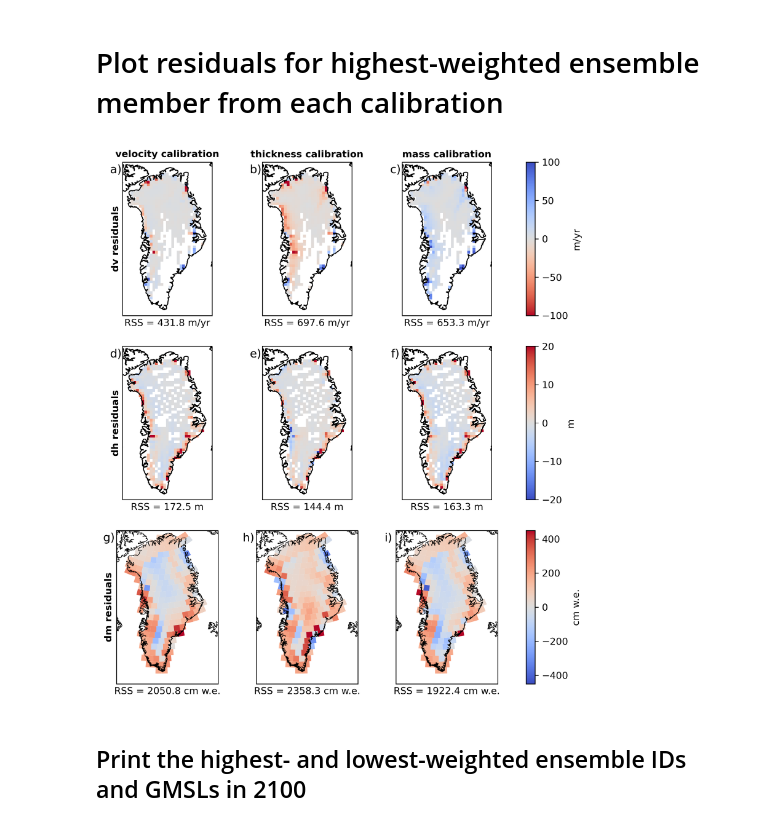
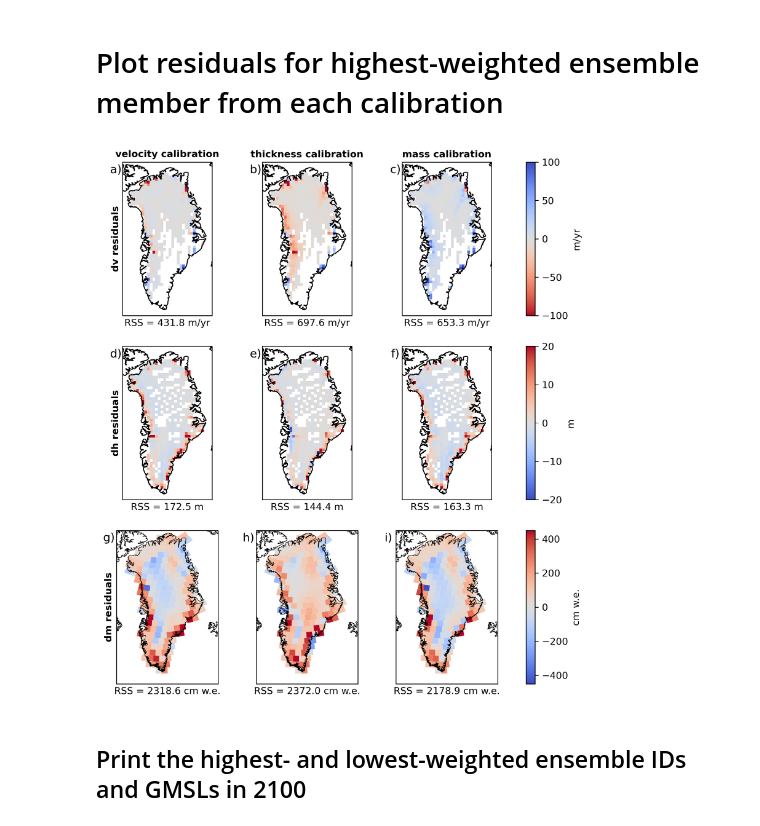
Before and after one commit to dfelikson/greenland-and-antarctica-projection-calibration, a Jupyter notebook: GrIS_committedSLR_calibration/compare_calibrations.ipynb, the cells around one changed output. Drawn from its saved outputs; the diff is of its cells as text; code cells hidden in the pictures.

Commit message:
Updated code to use the high-resolution mascon trends for Greenland, instead of the global monthly product

```diff
--- a/GrIS_committedSLR_calibration/compare_calibrations.ipynb
+++ b/GrIS_committedSLR_calibration/compare_calibrations.ipynb
@@ -372,9 +369,6 @@ plt.savefig('plots/lhs_variables_pdfs.pdf', bbox_inches='tight')
 # %% [markdown]
 # Plot residuals for highest-weighted ensemble member from each calibration
 # %%
-import importlib
-importlib.reload(utils)
-
 dhdynAnom_file_template = 'dh-gapc/GrIS_committed_SLR/zarr/dhdynAnom/gris.proj.2007-2015.????.dhdynAnom6079.nc.zarr'
 dv_file_template = 'dh-gapc/GrIS_committed_SLR/zarr/velocity/gris.proj.2007-2015.????.dv.nc.zarr'
 
@@ -480,22 +474,18 @@ axs[4].set_ylabel('dh residuals')
 
 
 ## -- Mass residuals --------------------------------------------- ##
-# Compute mascon means
+# Load high-res trend mascons for GrIS
 gsfc = utils.load_gscf_mascons()
-
-start_date = '2007-01-01' # 'YYYY-MM-DD'
-end_date = '2016-01-01' # 'YYYY-MM-DD'
-gsfc_cmwe_delta = mascons.calc_mascon_delta_cmwe(gsfc, start_date, end_date)
-
-# Select only GIS mascons
-I_ = gsfc.locations == 1
-gsfc_cmwe_delta = gsfc_cmwe_delta[I_]
-lat_centers = gsfc.lat_centers[I_]
-lon_centers = gsfc.lon_centers[I_]
-min_lons = gsfc.min_lons[I_]
-max_lons = gsfc.max_lons[I_]
-min_lats = gsfc.min_lats[I_]
-max_lats = gsfc.max_lats[I_]
+gsfc_cmwe_delta = gsfc['cmwe_delta']
+gsfc_cmwe_delta_sigma = gsfc['cmwe_delta_sigma']
+lat_centers = gsfc['lat_centers']
+lon_centers = gsfc['lon_centers']
+min_lats = gsfc['min_lats']
+max_lats = gsfc['max_lats']
+min_lons = gsfc['min_lons']
+max_lons = gsfc['max_lons']
+areas = gsfc['areas']
+labels = gsfc['labels']
 
 vmin = -450
 vmax = +450
@@ -562,34 +552,34 @@ text(0.50, 1.05, 'mass calibration', weight='bold',
      verticalalignment='center',
      transform = axs[2].transAxes)
 
 text(-0.075, 0.50, 'dv residuals', weight='bold',
      horizontalalignment='center',
      verticalalignment='center',
      transform = axs[0].transAxes, rotation=90)
 
 text(-0.075, 0.50, 'dh residuals', weight='bold',
      horizontalalignment='center',
      verticalalignment='center',
      transform = axs[4].transAxes, rotation=90)
 
 text(-0.075, 0.50, 'dm residuals', weight='bold',
      horizontalalignment='center',
      verticalalignment='center',
      transform = axs[8].transAxes, rotation=90)
 
 for i, iax, in enumerate([0, 1, 2, 4, 5, 6, 8, 9, 10]):
     text(-0.075, 0.95,ascii_lowercase[i]+')',fontsize=12,
          horizontalalignment='center',
          verticalalignment='center',
          transform = axs[iax].transAxes)
 
 # Save figure
 if plot_selection == 'highest':
     plt.savefig('plots/heighest_weight_ensemble_member_residuals.pdf', bbox_inches='tight')
 elif plot_selection == 'second_highest':
     plt.savefig('plots/second_heighest_weight_ensemble_member_residuals.pdf', bbox_inches='tight')
 # %% [output]
-[figure, old version]
+[figure, new version]
 # %% [markdown]
 ## Print the highest- and lowest-weighted ensemble IDs and GMSLs in 2100
 # %%
```
Also changed, not shown: parts of 2 cells of this notebook, 2 other files.
